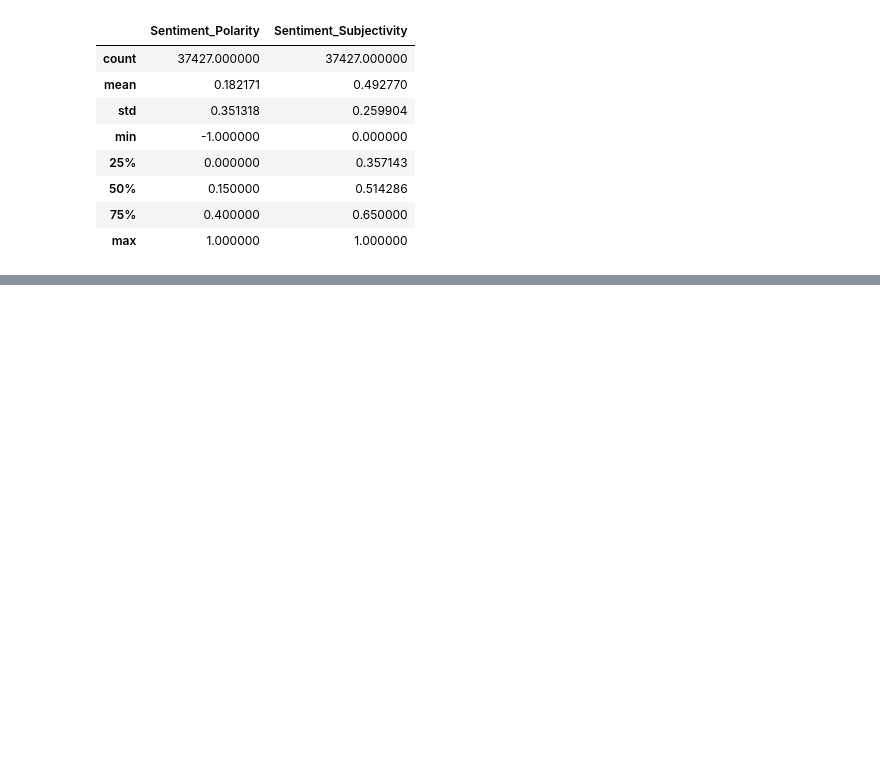
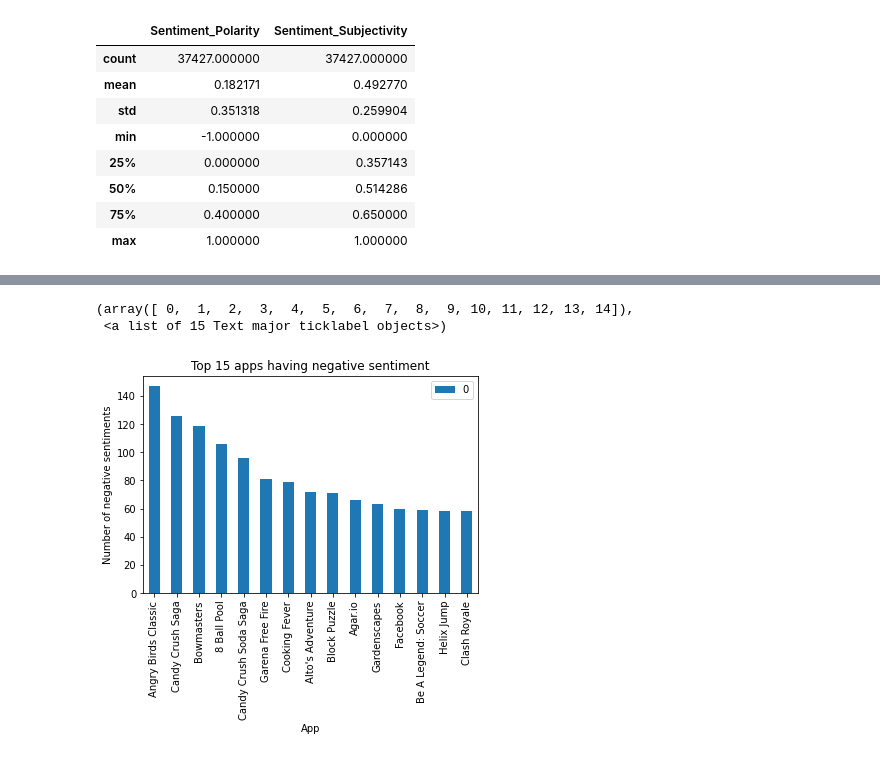
Before and after one commit to abhilasha8/play_store_app_review_analysis, a Jupyter notebook: Play_Store_App_Review_Analysis_Capstone_Project.ipynb, the cells around one changed output, grey strips where cells are left out. Drawn from its saved outputs; the diff is of its cells as text; code cells hidden in the pictures; blank space fills up the shorter version.

```diff
--- a/Play_Store_App_Review_Analysis_Capstone_Project.ipynb
+++ b/Play_Store_App_Review_Analysis_Capstone_Project.ipynb
@@ -731,0 +779,14 @@ ur_df.describe()
+# %%
+# Find out the apps having negative sentiment
+negative_sentiment_app = app_sentiment_ur_df[app_sentiment_ur_df['Sentiment']=='Negative'].sort_values(by=0,ascending=False)[:15]
+# %%
+# Plot the Top apps having negative sentiment
+negative_sentiment_app.plot.bar(x = 'App', y = 0)
+plt.xlabel('App')
+plt.ylabel('Number of negative sentiments')
+plt.title('Top 15 apps having negative sentiment')
+plt.xticks(rotation=90)
+# %% [output]
+(array([ 0,  1,  2,  3,  4,  5,  6,  7,  8,  9, 10, 11, 12, 13, 14]),
+ <a list of 15 Text major ticklabel objects>)
+[figure, added]
```
Also changed, not shown: parts of 11 cells of this notebook.
